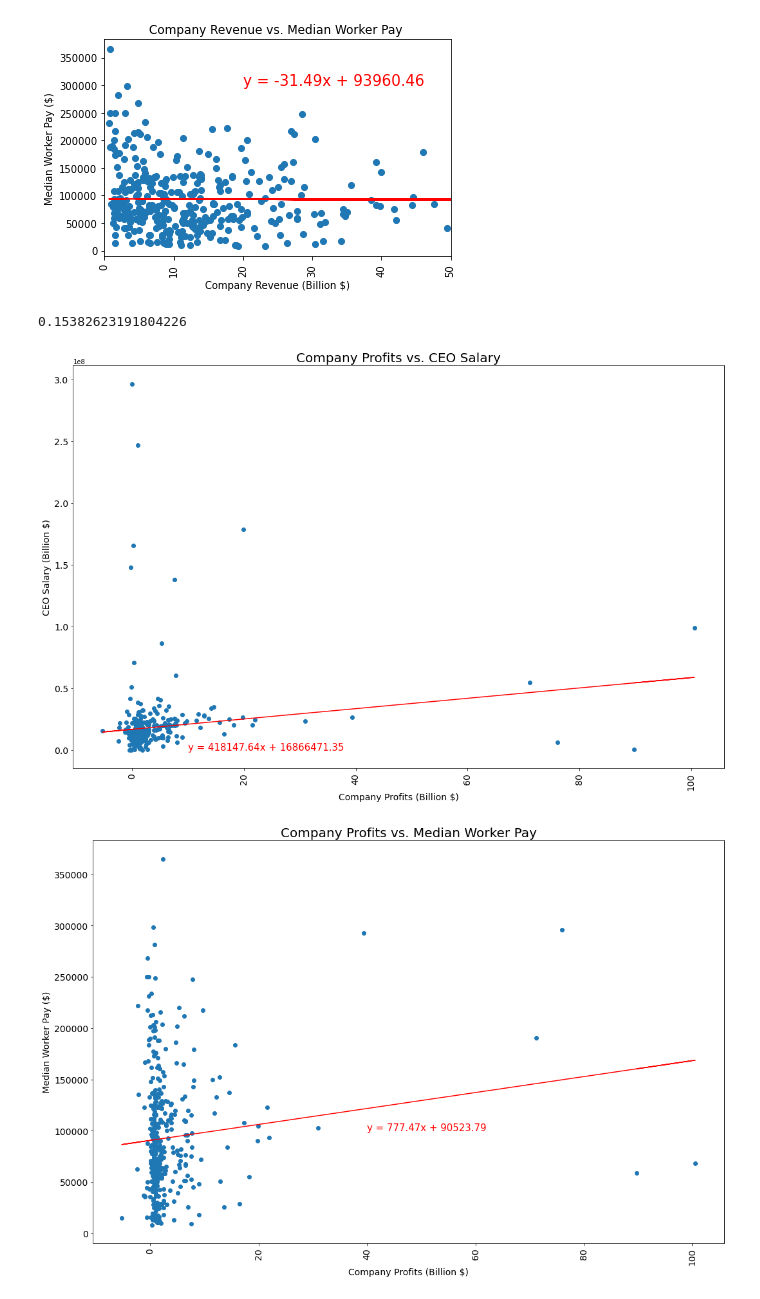
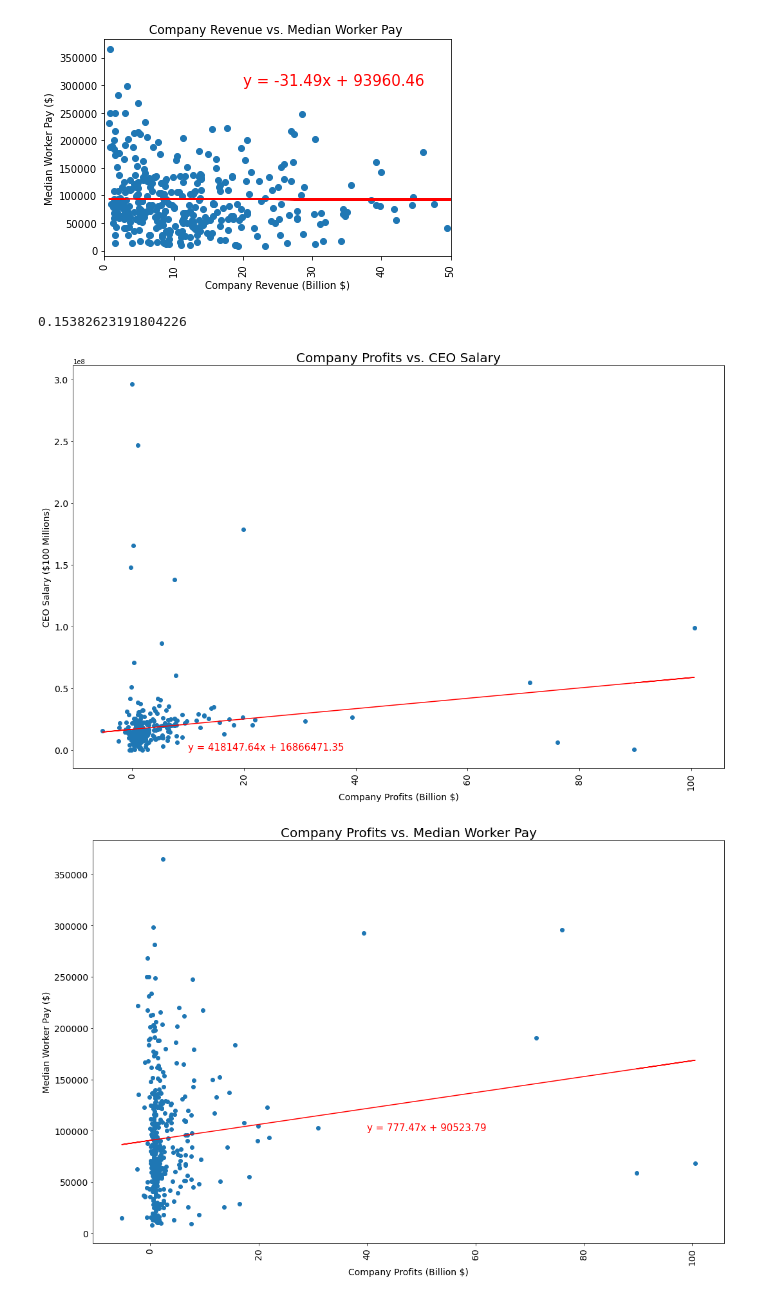
Before and after one commit to allison713/Group6_proj1, a Jupyter notebook: Data/datavisuals.ipynb, the cells around one changed output. Saved outputs shown, nothing was run; the diff lists cells and outputs as text; code cells hidden in the pictures.

```diff
--- a/Data/datavisuals.ipynb
+++ b/Data/datavisuals.ipynb
@@ -222,30 +222,30 @@ plt.savefig("../Visuals/RevenuevWorkerZoomed.png")
 # %%
 #Do CEOs and their workers earn more as their companies profit?
 plt.figure(figsize=(15,10))
 def linreg(xval, yval, title, ylab, textcoord):
     (slope, intercept, r_value, p_value, std_err) = linregress(xval, yval)
     regress_values = xval * slope + intercept
     line_eq = "y = " + str(round(slope,2)) + "x + " + str(round(intercept,2))
     plt.scatter(xval,yval)
     plt.plot(xval,regress_values,"r")
     plt.annotate(line_eq, textcoord, fontsize=15, color="red")
     plt.title(title,fontsize=20)
     plt.ticklabel_format(axis='x',style='plain')
     plt.xlabel("Company Profits (Billion $)",fontsize = 14)
     plt.xticks(rotation=90,fontsize = 14)
     plt.yticks(fontsize=14)
     plt.ylabel(ylab,fontsize = 14)
     plt.tight_layout()
     return r_value
 xval = merged_df["Profits (Billions)"]
 yval = merged_df["CEO Salary"]
-r_value = linreg(xval,yval,"Company Profits vs. CEO Salary","CEO Salary (Billion $)",(10,200))
+r_value = linreg(xval,yval,"Company Profits vs. CEO Salary","CEO Salary ($100 Millions)",(10,200))
 print(r_value)
 # Save the figure
 plt.savefig("../Visuals/ProfitvCEO.png")
 # %% [output]
 0.15382623191804226
-[figure, old version]
+[figure, new version]
 # %%
 #Do CEOs and their workers earn more as their companies profit?
 plt.figure(figsize=(15,10))
```
Also changed, not shown: parts of 7 cells of this notebook, 5 other files.
